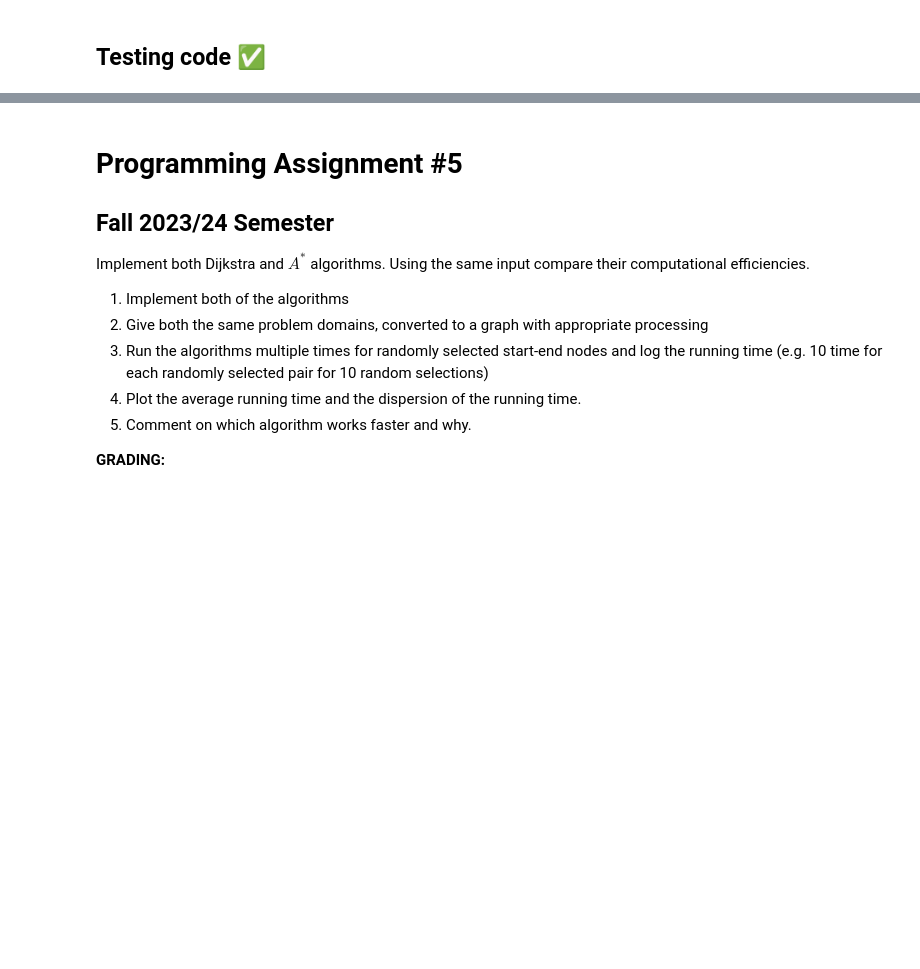
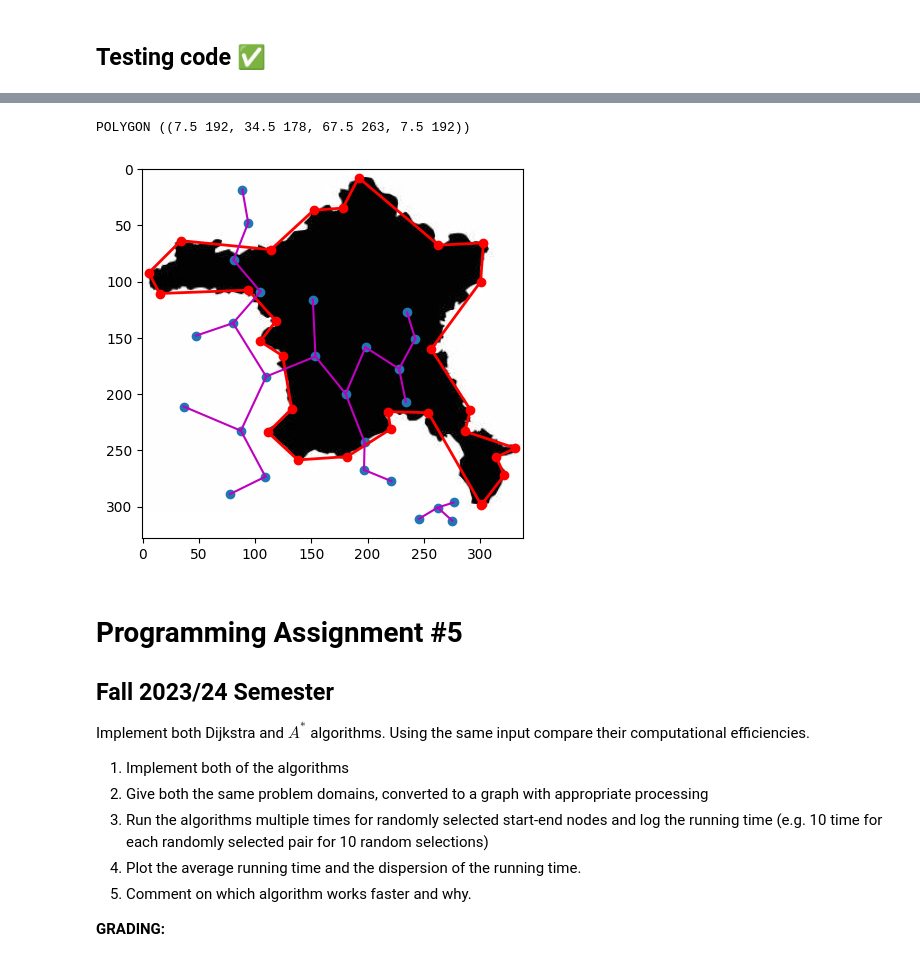
Before and after one commit to Ismail-Armutcu/Algorithms-for-Interactive-Sytems, a Jupyter notebook: MMI513_PA5_PathFinding.ipynb, the cells around one changed output, grey strips where cells are left out. Drawn from its saved outputs; the diff is of its cells as text; code cells hidden in the pictures; blank space fills up the shorter version.

```diff
--- a/MMI513_PA5_PathFinding.ipynb
+++ b/MMI513_PA5_PathFinding.ipynb
@@ -447,3 +448,21 @@ POLYGON ((7.5 192, 19 175.5, 34.5 178, 7.5 192))
+# %%
+image = plt.imread(PATH)
+tolerance = 10
+simplified = douglas_peucker(poly, tolerance)
+simp = np.array(simplified)
+ax = plotpoly(simp)
+ax.imshow(image, cmap='gray')
+vertices, edges = getgraph(simp)
+x, y = [], []
+for v in vertices:
+  x.append(v.x)
+  y.append(v.y)
+ax.scatter(np.array(x), np.array(y))
+for e in edges:
+  ax.plot([e.coords[0][0], e.coords[1][0]], [e.coords[0][1], e.coords[1][1]], 'm')
+# %% [output]
+POLYGON ((7.5 192, 34.5 178, 67.5 263, 7.5 192))
+[figure, added]
 # %% [markdown]
 # Programming Assignment #5
 
```
Also changed, not shown: parts of 2 cells of this notebook.
